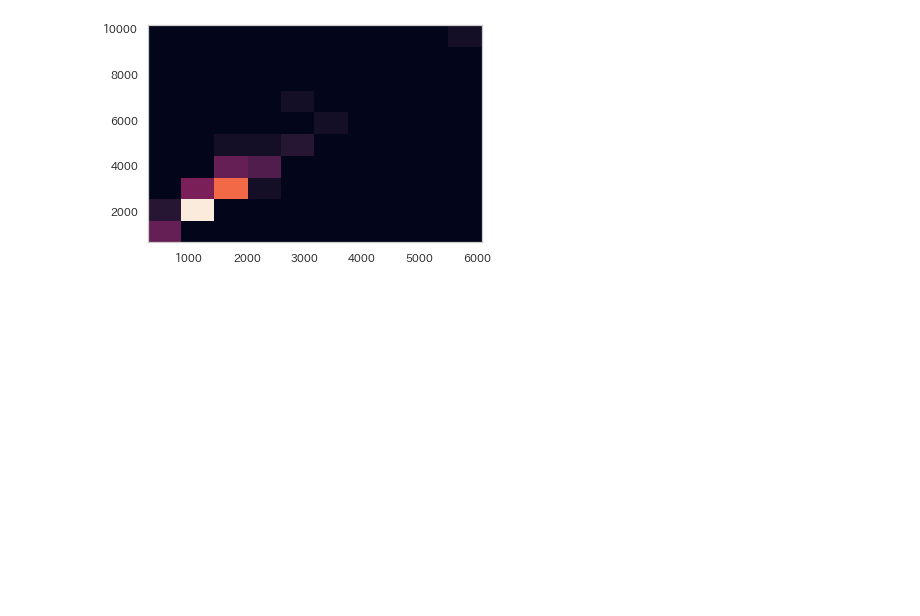
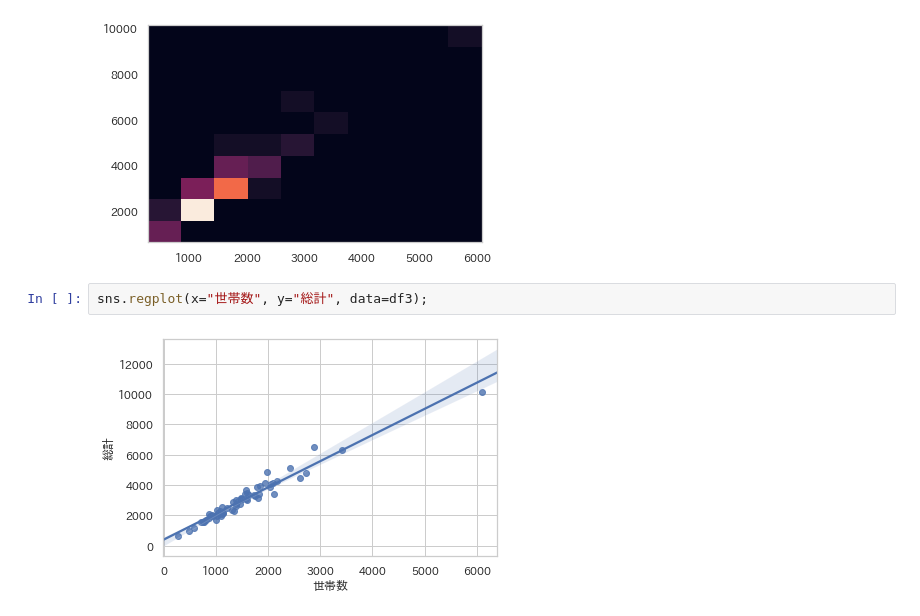
Before and after one commit to tom2rd/Googlecolabutils, a Jupyter notebook: Matplot_pyplot_JP_example0.ipynb, the cells around one changed output. Cells and saved outputs as stored; diff of their text form; blank space fills up the shorter version.

```diff
--- a/Matplot_pyplot_JP_example0.ipynb
+++ b/Matplot_pyplot_JP_example0.ipynb
@@ -263,3 +263,7 @@ plt.hist2d(df3['世帯数'],df3['総計'])
          8228.,  9179., 10130.]),
  <matplotlib.collections.QuadMesh at 0x...>)
 [figure]
+# %%
+sns.regplot(x="世帯数", y="総計", data=df3);
+# %% [output]
+[figure, added]
```
